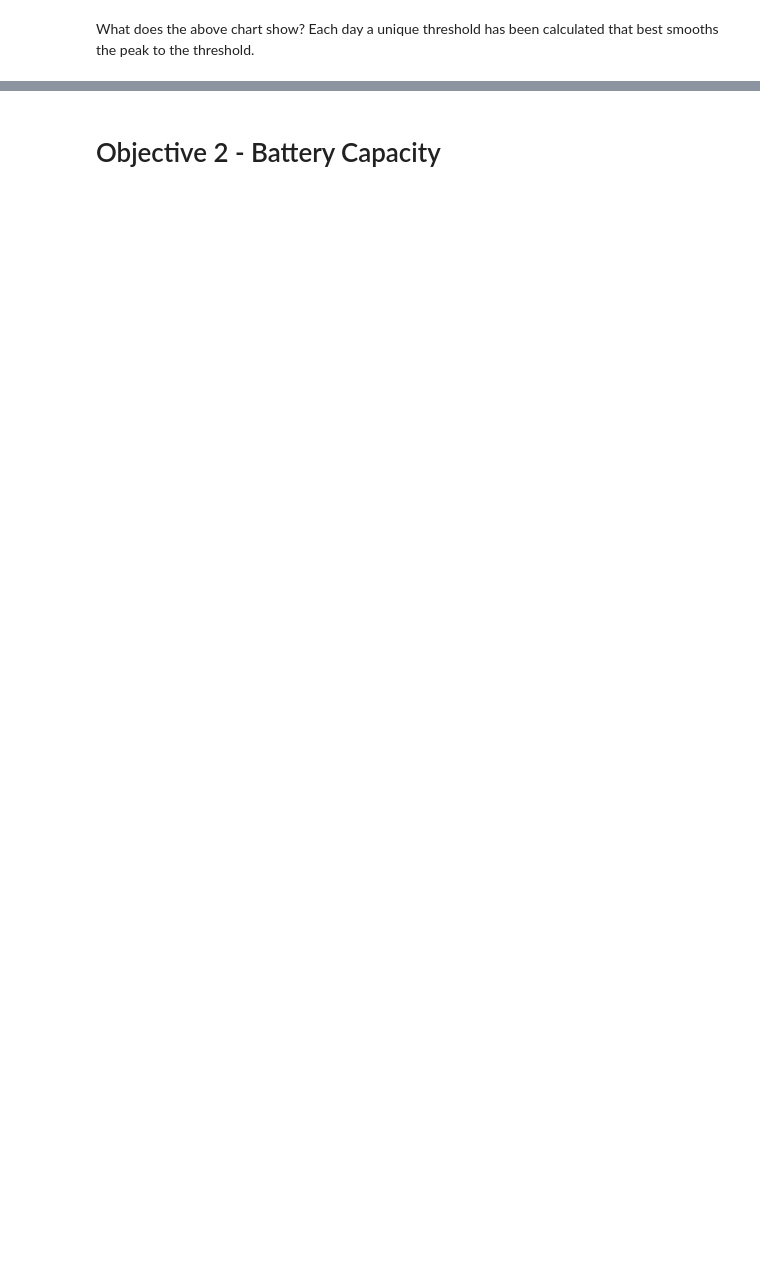
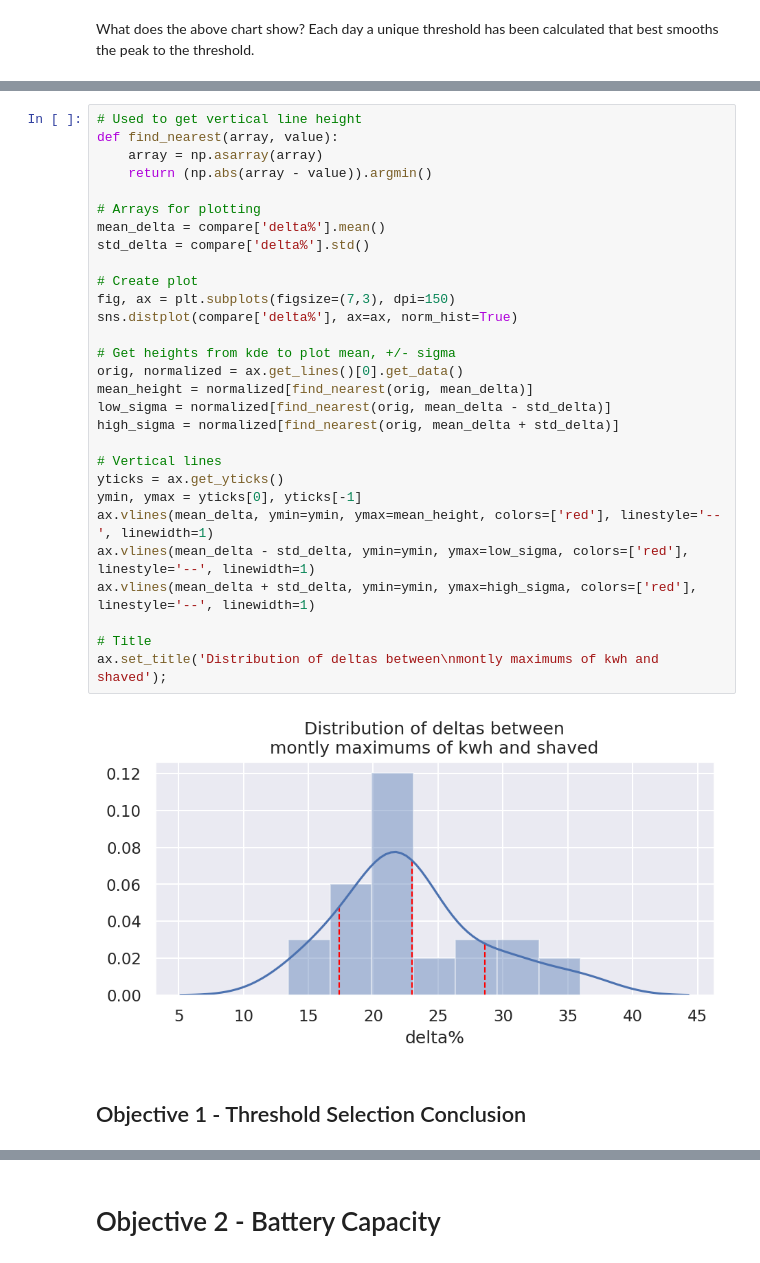
Before and after one commit to mileshill/pason, a Jupyter notebook: EDA.ipynb, the cells around one changed output, grey strips where cells are left out. Drawn from its saved outputs; the diff is of its cells as text; blank space fills up the shorter version.

Commit message:
Objectives 1 and 2 in EDA notebook

```diff
--- a/EDA.ipynb
+++ b/EDA.ipynb
@@ -168,0 +229,33 @@ compare
+# %%
+# Used to get vertical line height
+def find_nearest(array, value):
+    array = np.asarray(array)
+    return (np.abs(array - value)).argmin()
+
+# Arrays for plotting
+mean_delta = compare['delta%'].mean()
+std_delta = compare['delta%'].std()
+
+# Create plot
+fig, ax = plt.subplots(figsize=(7,3), dpi=150)
+sns.distplot(compare['delta%'], ax=ax, norm_hist=True)
+
+# Get heights from kde to plot mean, +/- sigma
+orig, normalized = ax.get_lines()[0].get_data()
+mean_height = normalized[find_nearest(orig, mean_delta)]
+low_sigma = normalized[find_nearest(orig, mean_delta - std_delta)]
+high_sigma = normalized[find_nearest(orig, mean_delta + std_delta)]
+
+# Vertical lines
+yticks = ax.get_yticks()
+ymin, ymax = yticks[0], yticks[-1]
+ax.vlines(mean_delta, ymin=ymin, ymax=mean_height, colors=['red'], linestyle='--', linewidth=1)
+ax.vlines(mean_delta - std_delta, ymin=ymin, ymax=low_sigma, colors=['red'], linestyle='--', linewidth=1)
+ax.vlines(mean_delta + std_delta, ymin=ymin, ymax=high_sigma, colors=['red'], linestyle='--', linewidth=1)
+
+# Title
+ax.set_title('Distribution of deltas between\nmontly maximums of kwh and shaved');
+# %% [output]
+[figure, added]
+# %% [markdown]
+## Objective 1 - Threshold Selection Conclusion
```
Also changed, not shown: parts of 37 cells of this notebook, 2 other files.
